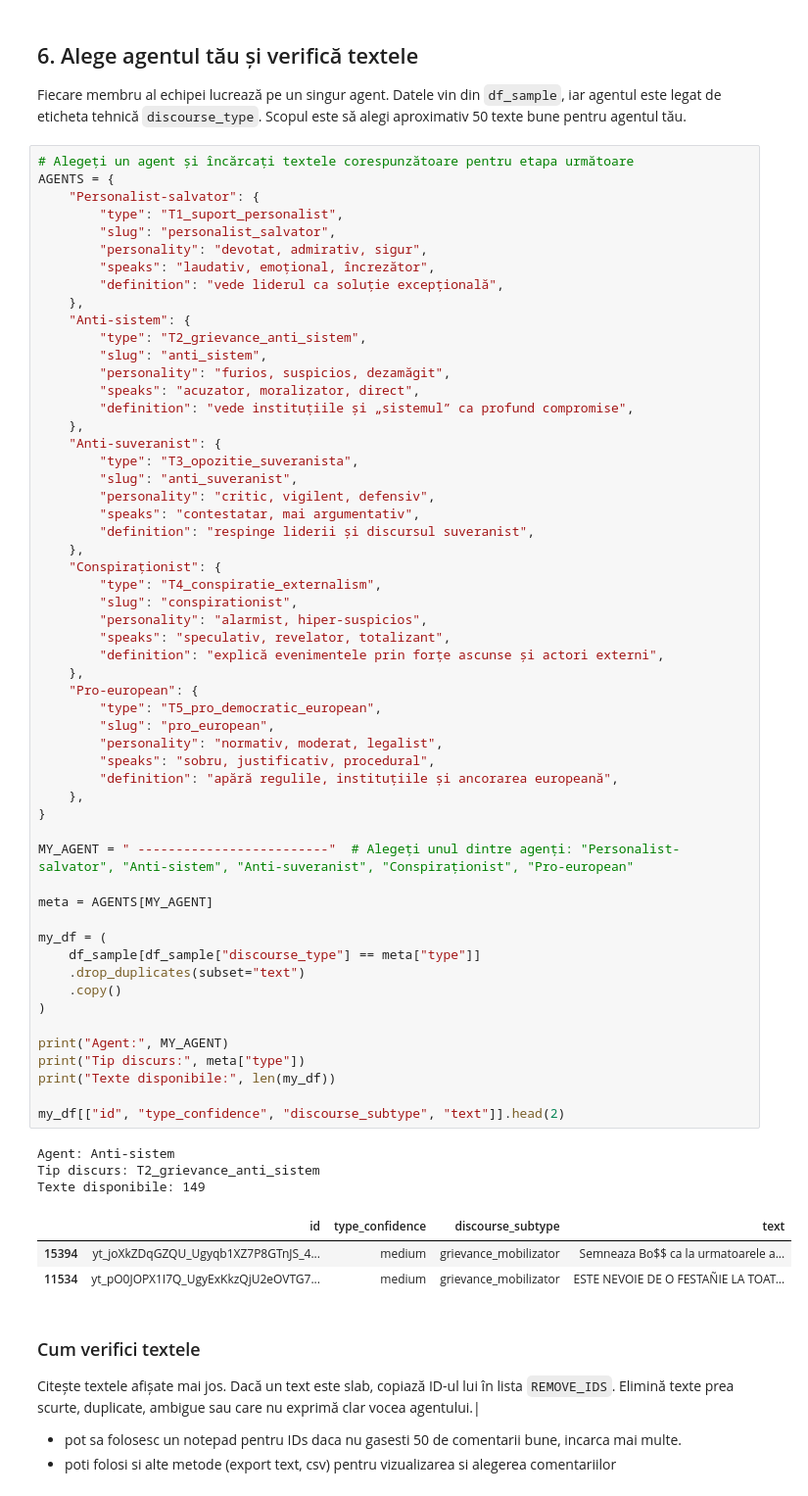
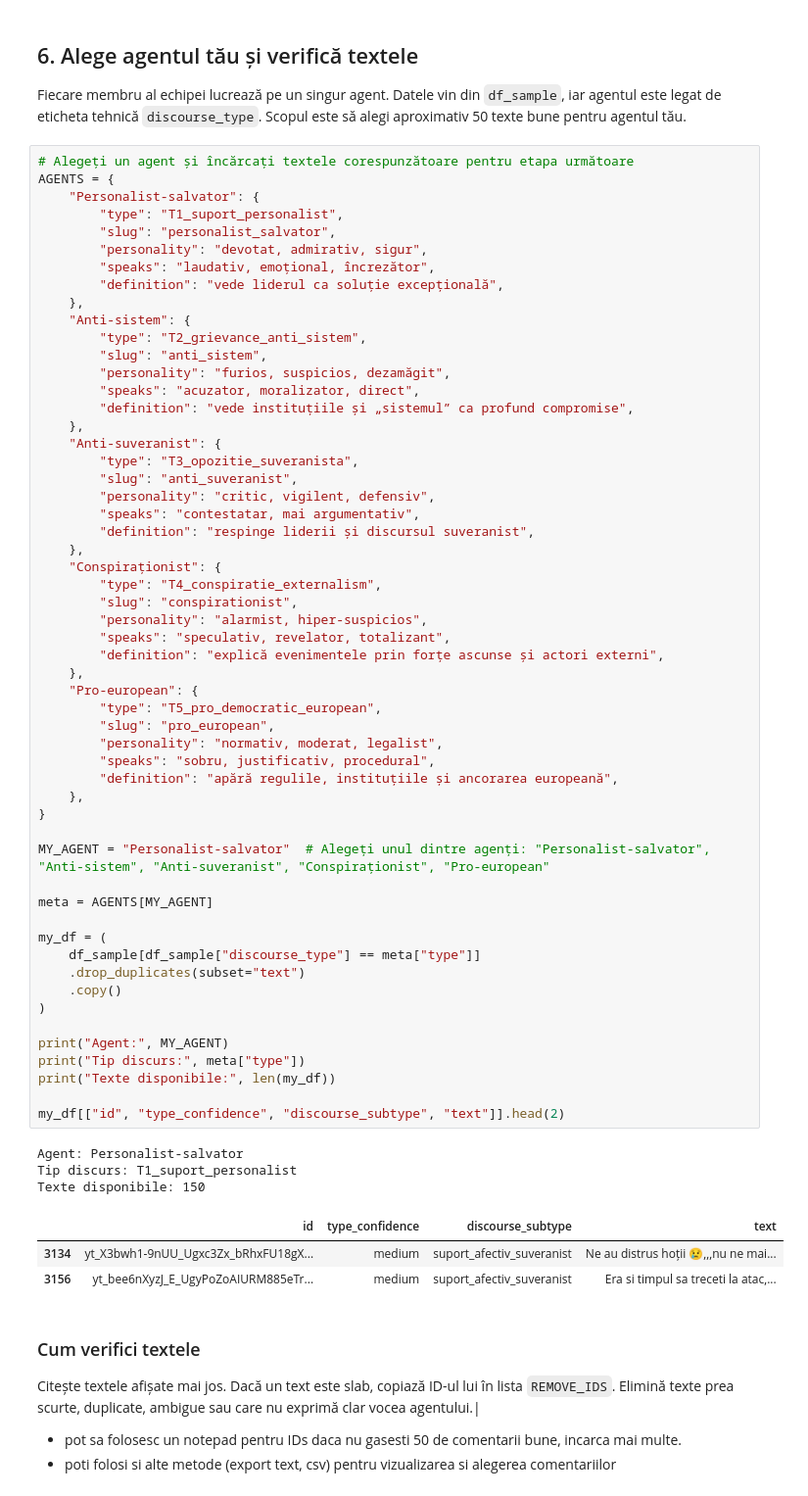
Before and after one commit to AIE-2026/echochamber-project-team-6, a Jupyter notebook: notebooks/student_01/C5_01_explore_typed_corpus.ipynb, the cells around one changed output. Shown at 98% size. Cells and saved outputs as stored; diff of their text form.

```diff
--- a/notebooks/student_01/C5_01_explore_typed_corpus.ipynb
+++ b/notebooks/student_01/C5_01_explore_typed_corpus.ipynb
@@ -260,39 +260,39 @@ AGENTS = {
         "slug": "conspirationist",
         "personality": "alarmist, hiper-suspicios",
         "speaks": "speculativ, revelator, totalizant",
         "definition": "explică evenimentele prin forțe ascunse și actori externi",
     },
     "Pro-european": {
         "type": "T5_pro_democratic_european",
         "slug": "pro_european",
         "personality": "normativ, moderat, legalist",
         "speaks": "sobru, justificativ, procedural",
         "definition": "apără regulile, instituțiile și ancorarea europeană",
     },
 }
 
-MY_AGENT = " -------------------------"  # Alegeți unul dintre agenți: "Personalist-salvator", "Anti-sistem", "Anti-suveranist", "Conspiraționist", "Pro-european"
+MY_AGENT = "Personalist-salvator"  # Alegeți unul dintre agenți: "Personalist-salvator", "Anti-sistem", "Anti-suveranist", "Conspiraționist", "Pro-european"
 
 meta = AGENTS[MY_AGENT]
 
 my_df = (
     df_sample[df_sample["discourse_type"] == meta["type"]]
     .drop_duplicates(subset="text")
     .copy()
 )
 
 print("Agent:", MY_AGENT)
 print("Tip discurs:", meta["type"])
 print("Texte disponibile:", len(my_df))
 
 my_df[["id", "type_confidence", "discourse_subtype", "text"]].head(2)
 # %% [output]
-Agent: Anti-sistem
-Tip discurs: T2_grievance_anti_sistem
-Texte disponibile: 149
+Agent: Personalist-salvator
+Tip discurs: T1_suport_personalist
+Texte disponibile: 150
 |  | id | type_confidence | discourse_subtype | text |
-| 15394 | yt_joXkZDqGZQU_Ugyqb1XZ7P8GTnJS_4... | medium | grievance_mobilizator | Semneaza Bo$$ ca la urmatoarele a... |
-| 11534 | yt_pO0JOPX1I7Q_UgyExKkzQjU2eOVTG7... | medium | grievance_mobilizator | ESTE NEVOIE DE O FESTAÑIE LA TOAT... |
+| 3134 | yt_X3bwh1-9nUU_Ugxc3Zx_bRhxFU18gX... | medium | suport_afectiv_suveranist | Ne au distrus hoții 😢,,,nu ne mai... |
+| 3156 | yt_bee6nXyzJ_E_UgyPoZoAIURM885eTr... | medium | suport_afectiv_suveranist | Era si timpul sa treceti la atac,... |
 # %% [markdown]
 ### Cum verifici textele
 Citește textele afișate mai jos.
```
Also changed, not shown: parts of 4 cells of this notebook.
